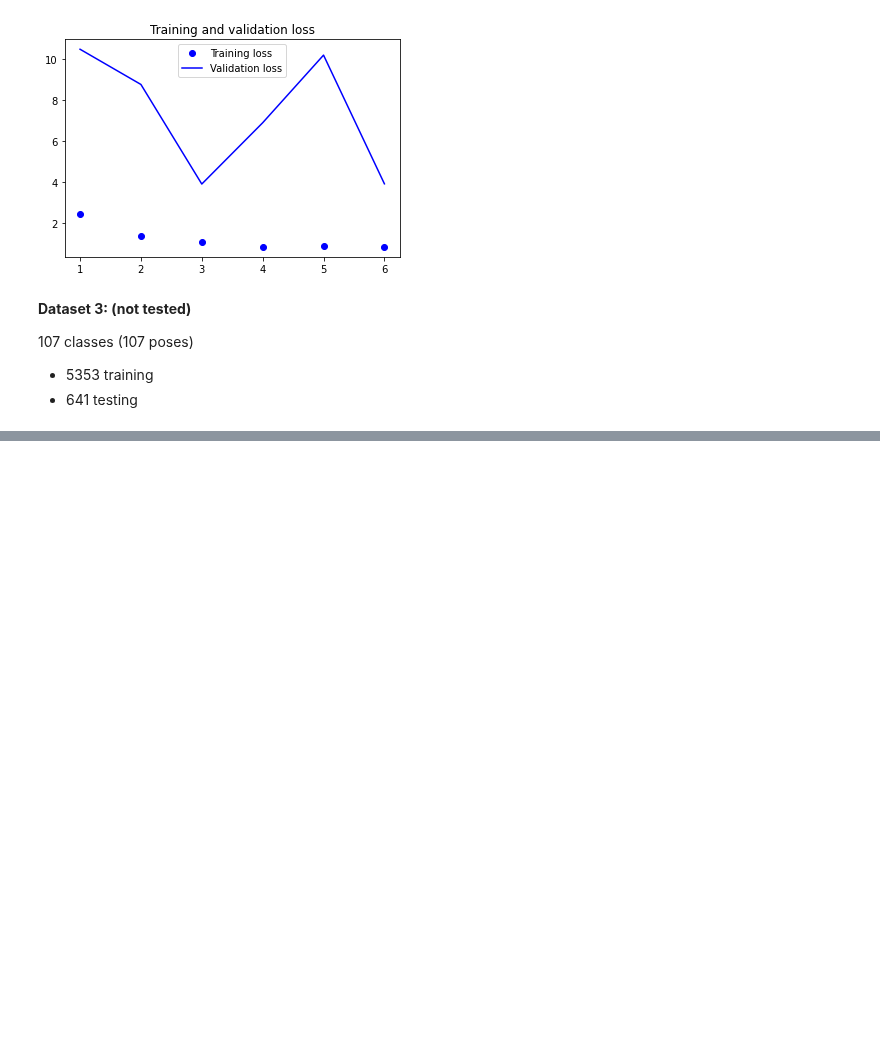
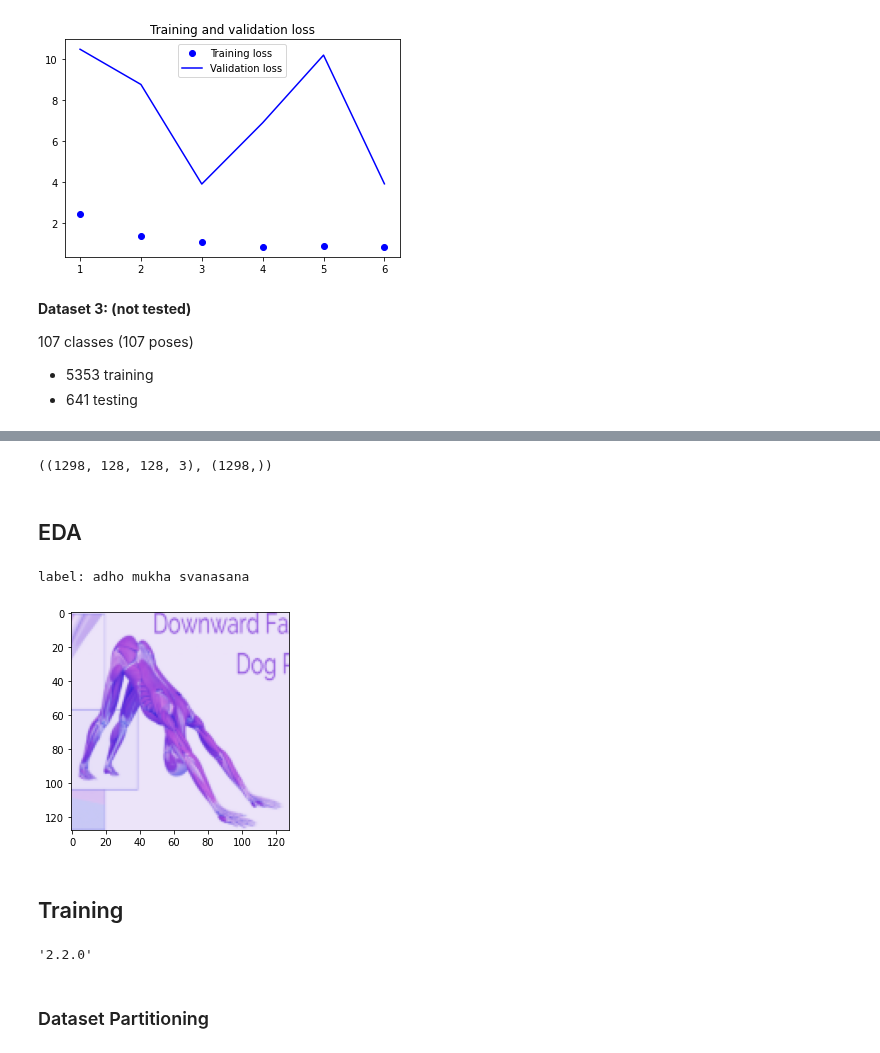
Before and after one commit to tduffy000/deep-learning-group, a Jupyter notebook: Yoga pose model_Tony.ipynb, the cells around one changed output, grey strips where cells are left out. Saved outputs shown, nothing was run; the diff lists cells and outputs as text; code cells hidden in the pictures; blank space fills up the shorter version.

```diff
--- a/Yoga pose model_Tony.ipynb
+++ b/Yoga pose model_Tony.ipynb
@@ -770,0 +872,11 @@ Epoch 00030: val_accuracy did not improve from 0.32293
+# %%
+N_CLASSES = 17
+# %%
+creator = DatasetCreator(ROOT)
+# %%
+# here we only get the N_CLASSES most prevelant classes in the dataset
+n_samples, img_files = creator.get_image_files(n=N_CLASSES)
+categorical_label_mapping = creator.categorical_mapping
+n_labels = len(categorical_label_mapping)
+assert(n_labels == N_CLASSES)
+n_labels, n_samples
@@ -770,0 +885,14 @@ Epoch 00030: val_accuracy did not improve from 0.32293
+# %%
+im_shape = (128,128,3)
+
+X = np.zeros(shape=(tuple([n_samples] + list(im_shape))))
+y = np.zeros(shape=n_samples)
+idx = 0
+for label, files in img_files.items():
+    for f in files:
+        img = np.asarray(Image.open(f))
+        X[idx,:,:,:] = transform.resize(img, im_shape)
+        y[idx] = categorical_label_mapping[label]
+        idx += 1
+        if (idx % 100) == 0:
+          print(f'Finished loading sample {idx}')
@@ -770,0 +912,16 @@ Epoch 00030: val_accuracy did not improve from 0.32293
+# %%
+X.shape, y.shape
+# %% [output]
+((1298, 128, 128, 3), (1298,))
+# %% [markdown]
+## EDA
+# %%
+import matplotlib.pyplot as plt
+
+print(f'label: {creator.get_label(int(y[-1]))}')
+_ = plt.imshow(X[-1,:,:,:])
+# %% [output]
+label: adho mukha svanasana
+[figure, added]
+# %% [markdown]
+## Training
@@ -770,0 +930,7 @@ Epoch 00030: val_accuracy did not improve from 0.32293
+# %%
+import tensorflow as tf
+tf.__version__
+# %% [output]
+'2.2.0'
+# %% [markdown]
+### Dataset Partitioning
```
Also changed, not shown: parts of 79 cells of this notebook, 23 other files.
